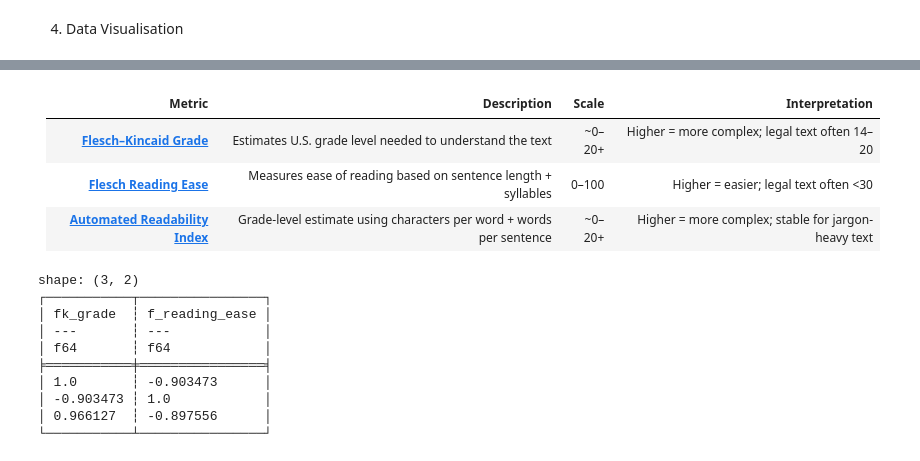
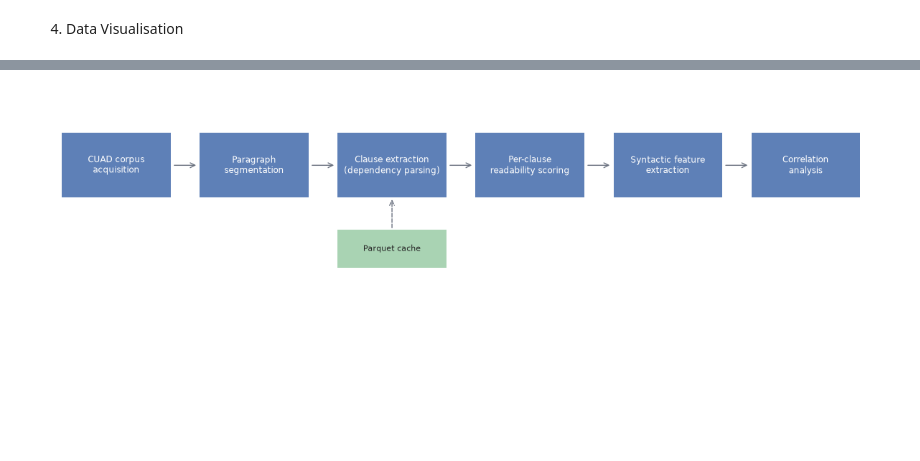
Before and after one commit to danilopsss/uol_capstone_project, a Jupyter notebook: CUAD/cuad.ipynb, the cells around one changed output, grey strips where cells are left out. Drawn from its saved outputs; the diff is of its cells as text; code cells hidden in the pictures; blank space fills up the shorter version.

```diff
--- a/CUAD/cuad.ipynb
+++ b/CUAD/cuad.ipynb
@@ -256,6 +314,0 @@ pyplot.show()
-# %% [markdown]
-| Metric | Description | Scale | Interpretation |
-| --- | --- | --- | --- |
-| **[Flesch–Kincaid Grade](ca://s?q=Explain_Flesch_Kincaid)** | Estimates U.S. grade level needed to understand the text | ~0–20+ | Higher = more complex; legal text often 14–20 |
-| **[Flesch Reading Ease](ca://s?q=Explain_readability_score)** | Measures ease of reading based on sentence length + syllables | 0–100 | Higher = easier; legal text often <30 |
-| **[Automated Readability Index](ca://s?q=Explain_Automated_Readability_Index)** | Grade‑level estimate using characters per word + words per sentence | ~0–20+ | Higher = more complex; stable for jargon-heavy text |
@@ -264,13 +315,26 @@ corr = cuad_legal[['fk_grade','f_reading_ease','gunning_fog_idx']].corr()
-# %%
-print(repr(corr['fk_grade','f_reading_ease']))
-# %% [output]
-shape: (3, 2)
-┌───────────┬────────────────┐
-│ fk_grade  ┆ f_reading_ease │
-│ ---       ┆ ---            │
-│ f64       ┆ f64            │
-╞═══════════╪════════════════╡
-│ 1.0       ┆ -0.903473      │
-│ -0.903473 ┆ 1.0            │
-│ 0.966127  ┆ -0.897556      │
-└───────────┴────────────────┘
+# %%
+### Figure 3.1 — Artefact pipeline
+# Six sequential stages from corpus acquisition to correlation analysis, with intermediate representations cached to Parquet for reproducibility.
+
+stages = ["CUAD corpus\nacquisition", "Paragraph\nsegmentation", "Clause extraction\n(dependency parsing)",
+          "Per-clause\nreadability scoring", "Syntactic feature\nextraction", "Correlation\nanalysis"]
+
+fig, ax = pyplot.subplots(figsize=(12, 3))
+ax.axis("off")
+for i, label in enumerate(stages):
+    x = 0.02 + i * 0.165
+    ax.add_patch(pyplot.Rectangle((x, 0.45), 0.13, 0.34, facecolor="#4C72B0", alpha=0.9, edgecolor="none"))
+    ax.text(x + 0.065, 0.62, label, ha="center", va="center", color="white", fontsize=8.5)
+    if i < len(stages) - 1:
+        ax.annotate("", xy=(x + 0.163, 0.62), xytext=(x + 0.132, 0.62),
+                    arrowprops=dict(arrowstyle="->", color="#6b7280"))
+ax.add_patch(pyplot.Rectangle((0.35, 0.08), 0.13, 0.20, facecolor="#55A868", alpha=0.5, edgecolor="none"))
+ax.text(0.415, 0.18, "Parquet cache", ha="center", va="center", fontsize=8)
+ax.annotate("", xy=(0.415, 0.45), xytext=(0.415, 0.28),
+            arrowprops=dict(arrowstyle="->", color="#6b7280", ls="--"))
+
+pyplot.tight_layout()
+pyplot.savefig("figure_3_1_pipeline.png", dpi=300, bbox_inches="tight")
+pyplot.show()
+# %% [output]
+[figure, added]
```
Also changed, not shown: parts of 16 cells of this notebook, 1 other file.
